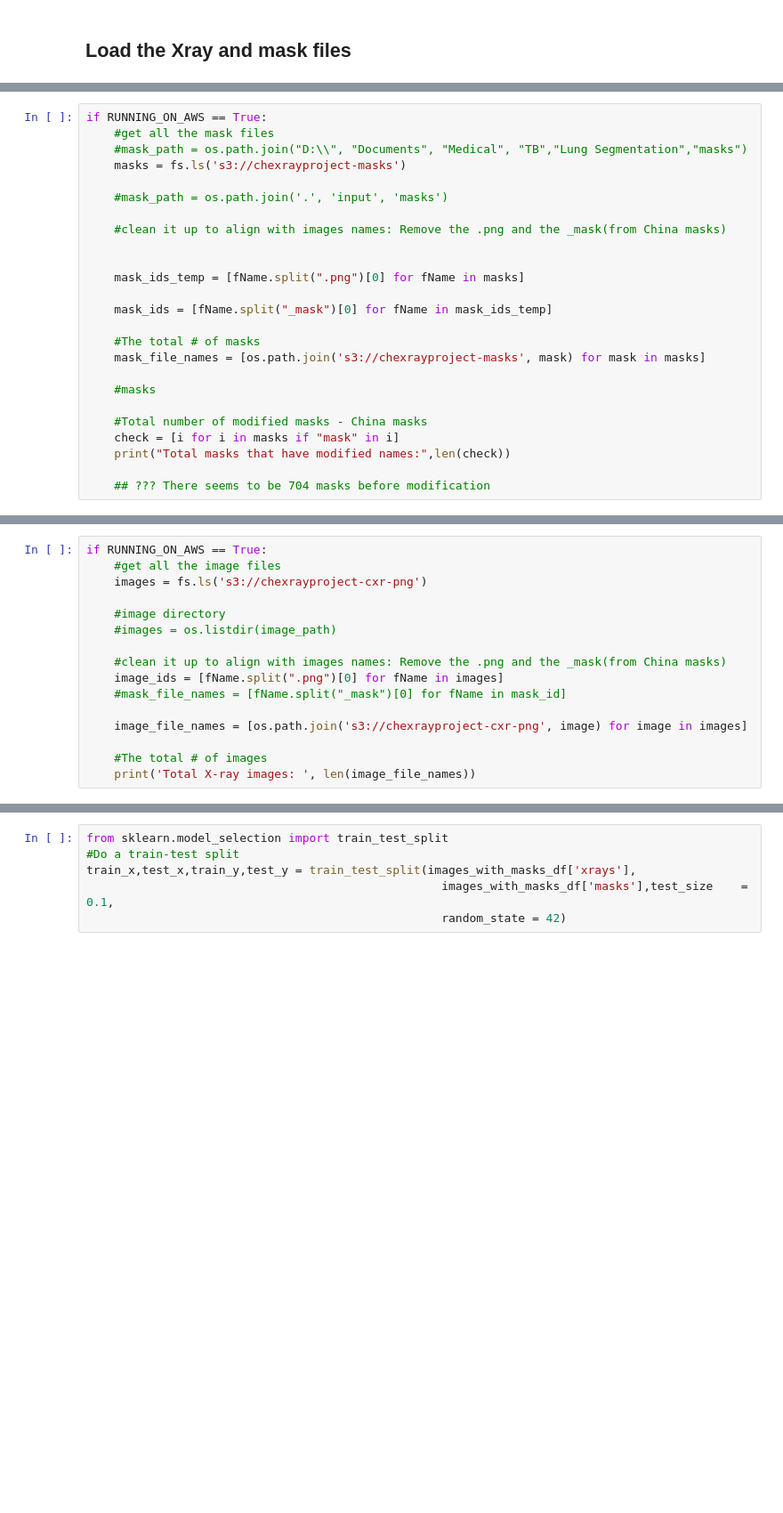
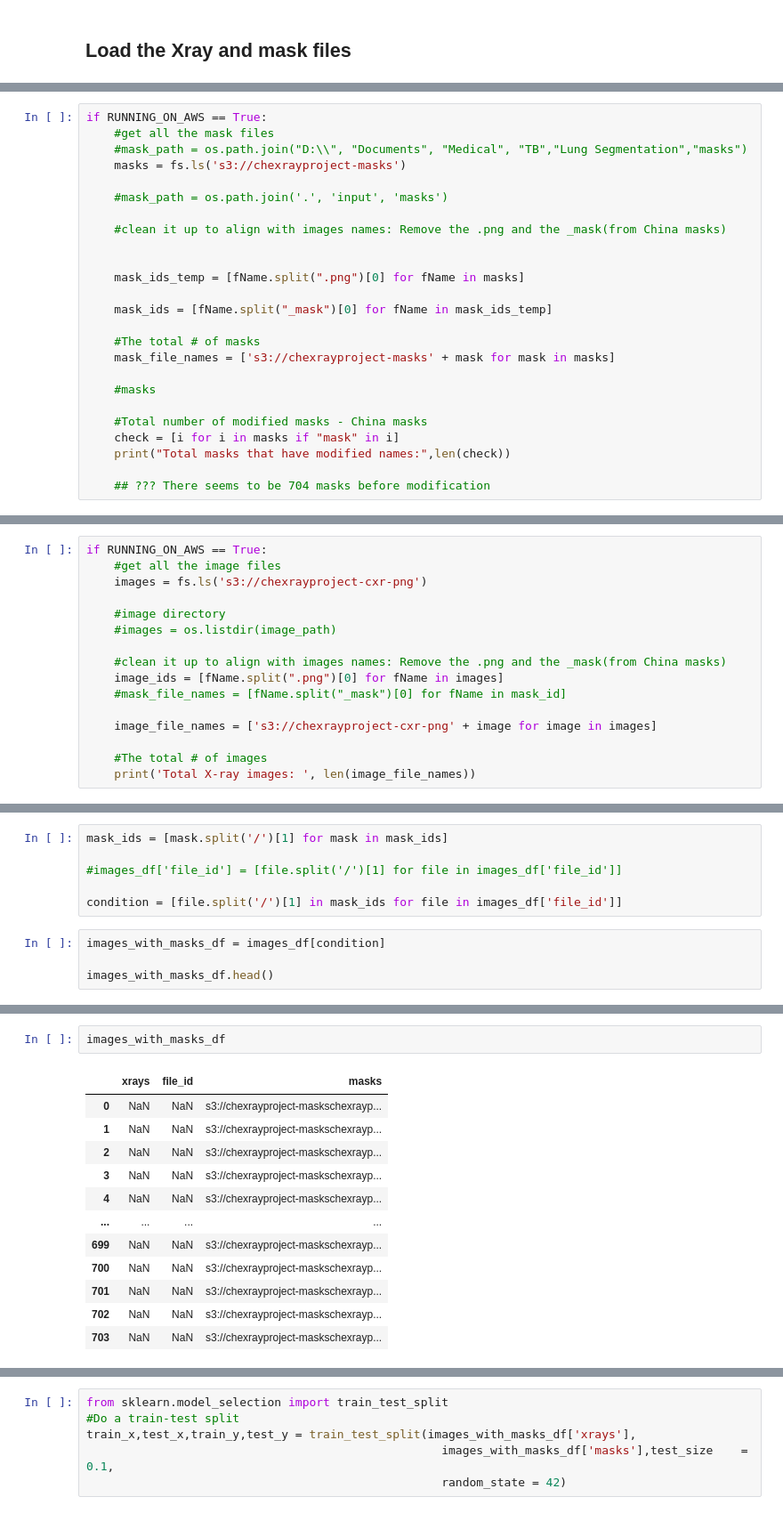
Before and after one commit to namarsha/latestchexpert, a Jupyter notebook: Segmentation_clean_out-of-memory-augmentation-masked_xrays.ipynb, the cells around one changed output, grey strips where cells are left out. Shown at 89% size. Saved outputs shown, nothing was run; the diff lists cells and outputs as text; blank space fills up the shorter version.

```diff
--- a/Segmentation_clean_out-of-memory-augmentation-masked_xrays.ipynb
+++ b/Segmentation_clean_out-of-memory-augmentation-masked_xrays.ipynb
@@ -295,7 +298,7 @@ if RUNNING_ON_AWS == True:
     mask_ids = [fName.split("_mask")[0] for fName in mask_ids_temp]
 
     #The total # of masks
-    mask_file_names = [os.path.join('s3://chexrayproject-masks', mask) for mask in masks]
+    mask_file_names = ['s3://chexrayproject-masks' + mask for mask in masks]
 
     #masks
 
@@ -334,7 +337,7 @@ if RUNNING_ON_AWS == True:
     image_ids = [fName.split(".png")[0] for fName in images]
     #mask_file_names = [fName.split("_mask")[0] for fName in mask_id]
 
-    image_file_names = [os.path.join('s3://chexrayproject-cxr-png', image) for image in images]
+    image_file_names = ['s3://chexrayproject-cxr-png' + image for image in images]
 
     #The total # of images
     print('Total X-ray images: ', len(image_file_names))
@@ -358,0 +432,10 @@ See the caveats in the documentation: https://pandas.pydata.org/pandas-docs/stab
+# %%
+mask_ids = [mask.split('/')[1] for mask in mask_ids]
+
+#images_df['file_id'] = [file.split('/')[1] for file in images_df['file_id']]
+
+condition = [file.split('/')[1] in mask_ids for file in images_df['file_id']]
+# %%
+images_with_masks_df = images_df[condition]
+
+images_with_masks_df.head()
@@ -358,0 +466,15 @@ See the caveats in the documentation: https://pandas.pydata.org/pandas-docs/stab
+# %%
+images_with_masks_df
+# %% [output]
+|  | xrays | file_id | masks |
+| 0 | NaN | NaN | s3://chexrayproject-maskschexrayp... |
+| 1 | NaN | NaN | s3://chexrayproject-maskschexrayp... |
+| 2 | NaN | NaN | s3://chexrayproject-maskschexrayp... |
+| 3 | NaN | NaN | s3://chexrayproject-maskschexrayp... |
+| 4 | NaN | NaN | s3://chexrayproject-maskschexrayp... |
+| ... | ... | ... | ... |
+| 699 | NaN | NaN | s3://chexrayproject-maskschexrayp... |
+| 700 | NaN | NaN | s3://chexrayproject-maskschexrayp... |
+| 701 | NaN | NaN | s3://chexrayproject-maskschexrayp... |
+| 702 | NaN | NaN | s3://chexrayproject-maskschexrayp... |
+| 703 | NaN | NaN | s3://chexrayproject-maskschexrayp... |
```
Also changed, not shown: parts of 32 cells of this notebook.
